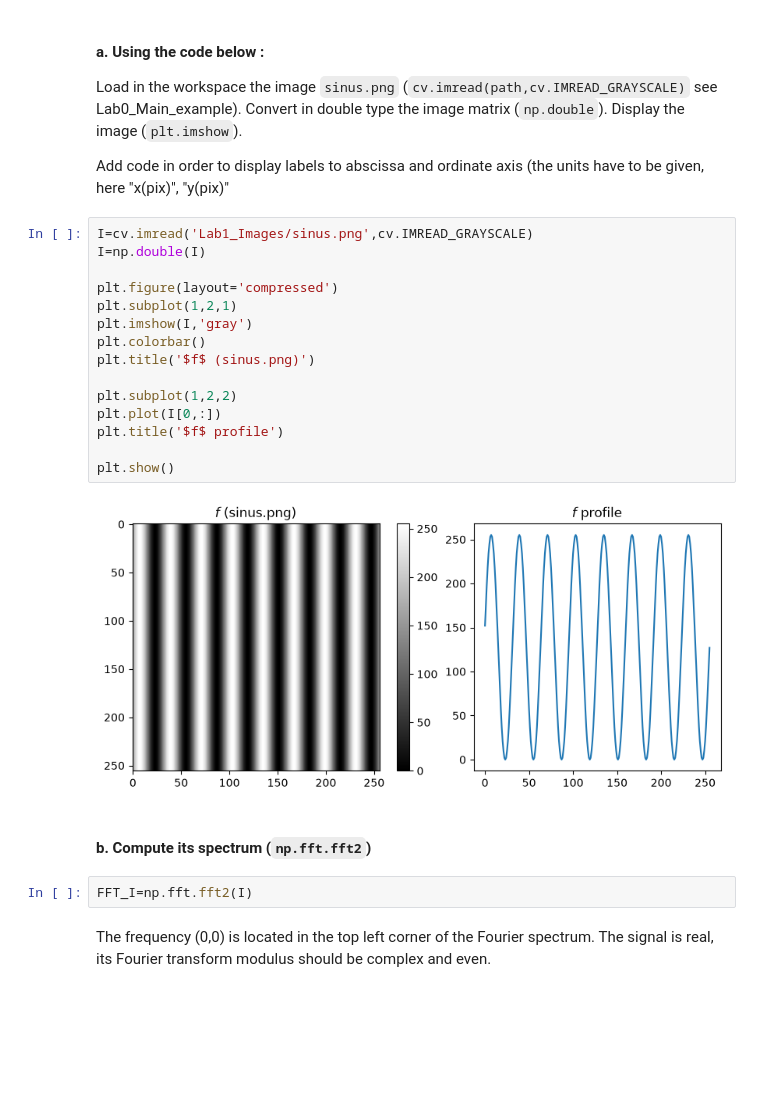
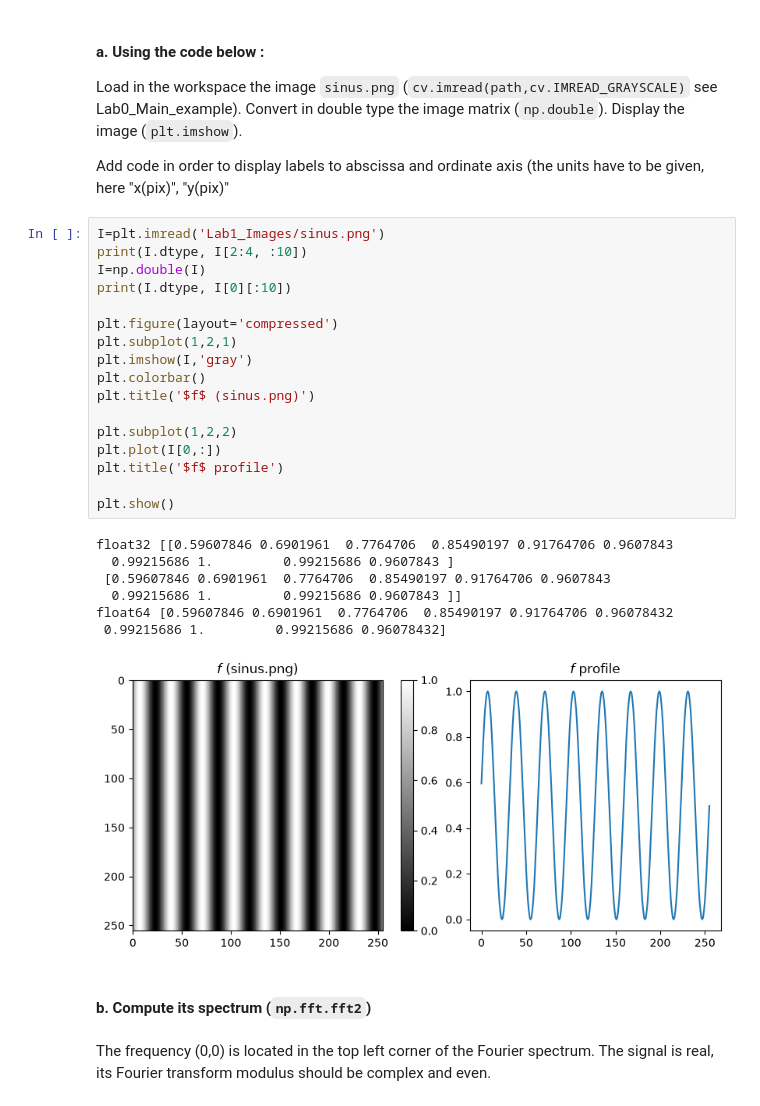
Before and after one commit to vicradon/digital-holography-labs, a Jupyter notebook: Lab1_DH/CHUKWUJAMA_Lab1.ipynb, the cells around one changed output. Drawn from its saved outputs; the diff is of its cells as text; blank space fills up the shorter version.

```diff
--- a/Lab1_DH/CHUKWUJAMA_Lab1.ipynb
+++ b/Lab1_DH/CHUKWUJAMA_Lab1.ipynb
@@ -36,26 +36,32 @@ Load in the workspace the image `sinus.png` (`cv.imread(path,cv.IMREAD_GRAYSCALE
 
 Add code in order to display labels to abscissa and ordinate axis (the units have to be given, here "x(pix)", "y(pix)"
 # %%
-I=cv.imread('Lab1_Images/sinus.png',cv.IMREAD_GRAYSCALE)
+I=plt.imread('Lab1_Images/sinus.png')
+print(I.dtype, I[2:4, :10])
 I=np.double(I)
+print(I.dtype, I[0][:10])
 
 plt.figure(layout='compressed')
 plt.subplot(1,2,1)
 plt.imshow(I,'gray')
 plt.colorbar()
 plt.title('$f$ (sinus.png)')
 
 plt.subplot(1,2,2)
 plt.plot(I[0,:])
 plt.title('$f$ profile')
 
 plt.show()
 # %% [output]
+float32 [[0.59607846 0.6901961  0.7764706  0.85490197 0.91764706 0.9607843
+  0.99215686 1.         0.99215686 0.9607843 ]
+ [0.59607846 0.6901961  0.7764706  0.85490197 0.91764706 0.9607843
+  0.99215686 1.         0.99215686 0.9607843 ]]
+float64 [0.59607846 0.6901961  0.7764706  0.85490197 0.91764706 0.96078432
+ 0.99215686 1.         0.99215686 0.96078432]
-[figure, old version]
+[figure, new version]
 # %% [markdown]
 #### b. Compute its spectrum (`np.fft.fft2`)
-# %%
-FFT_I=np.fft.fft2(I)
 # %% [markdown]
 The frequency (0,0) is located in the top left corner of the Fourier spectrum. The signal is real, its Fourier transform modulus should be complex and even.
 # %% [markdown]
```
Also changed, not shown: parts of 13 cells of this notebook, 7 other files.
